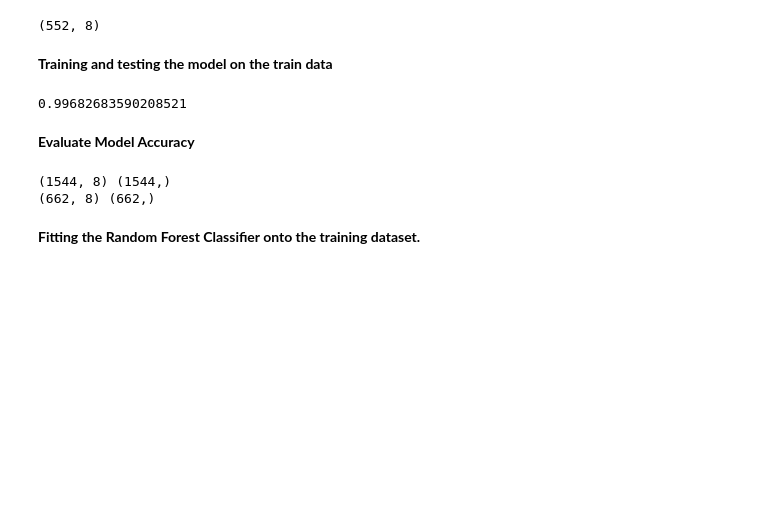
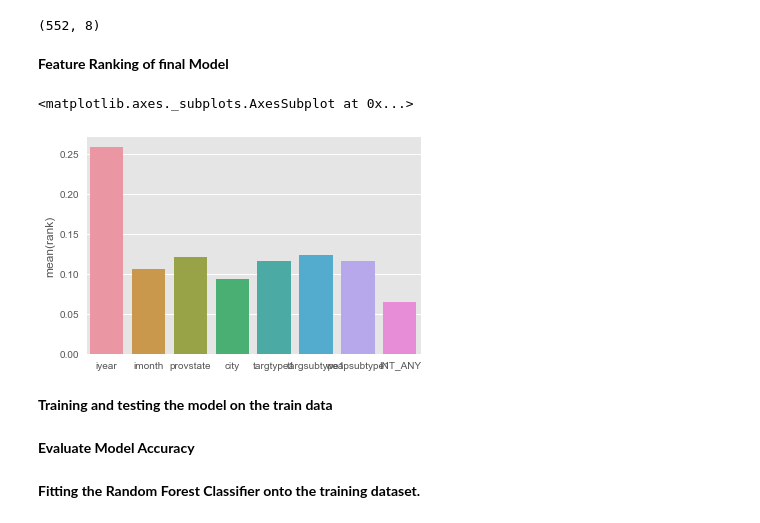
Before and after one commit to andyogah/data_science_capstone_project_1, a Jupyter notebook: data_science_capstone_project_1.ipynb, the cells around one changed output. Drawn from its saved outputs; the diff is of its cells as text; code cells hidden in the pictures; blank space fills up the shorter version.

```diff
--- a/data_science_capstone_project_1.ipynb
+++ b/data_science_capstone_project_1.ipynb
@@ -296,5 +296,5 @@ Features which form upper 70% percentile are selected. The rest are discarded as
 # %%
-perc_val = np.percentile(clf.feature_importances_,70)
+perc_val = np.percentile(clf.feature_importances_, 80)
 index_relevant_features = []
 for feature, rank in enumerate(list(clf.feature_importances_)):
         if rank >= perc_val:
@@ -325,14 +324,24 @@ df6_test = df6_test[df6_test.columns[index_relevant_features]]
 df6_test.shape
 # %% [output]
 (552, 8)
+# %% [markdown]
+**Feature Ranking of final Model**
+# %%
+clf = clf.fit(df6_train_x, df6_train_y)
+clf.feature_importances_
+data_feature_rank = pd.DataFrame(clf.feature_importances_)
+data_feature_rank.columns = ['rank']
+# %%
+sns.barplot(x = df6_train_x.columns, y = 'rank' , data = data_feature_rank, order = df6_train_x.columns)
+# %% [output]
+<matplotlib.axes._subplots.AxesSubplot at 0x...>
+[figure, added]
 # %% [markdown]
 **Training and testing the model on the train data**
 # %%
 clf_dtree = DecisionTreeClassifier()
 clf_dtree = clf_dtree.fit(df6_train_x, df6_train_y)
 clf_dtree.score(df6_train_x,df6_train_y)
-# %% [output]
-0.99682683590208521
 # %% [markdown]
 **Evaluate Model Accuracy**
 # %%
@@ -340,9 +349,6 @@ from sklearn.cross_validation import train_test_split
 X_train, X_test, y_train, y_test = train_test_split(df6_train_x, df6_train_y, test_size=0.3, random_state=0)
 print (X_train.shape, y_train.shape)
 print (X_test.shape, y_test.shape)
-# %% [output]
-(1544, 8) (1544,)
-(662, 8) (662,)
 # %% [markdown]
 **Fitting the Random Forest Classifier onto the training dataset.**
 # %%
```
Also changed, not shown: parts of 4 cells of this notebook.
